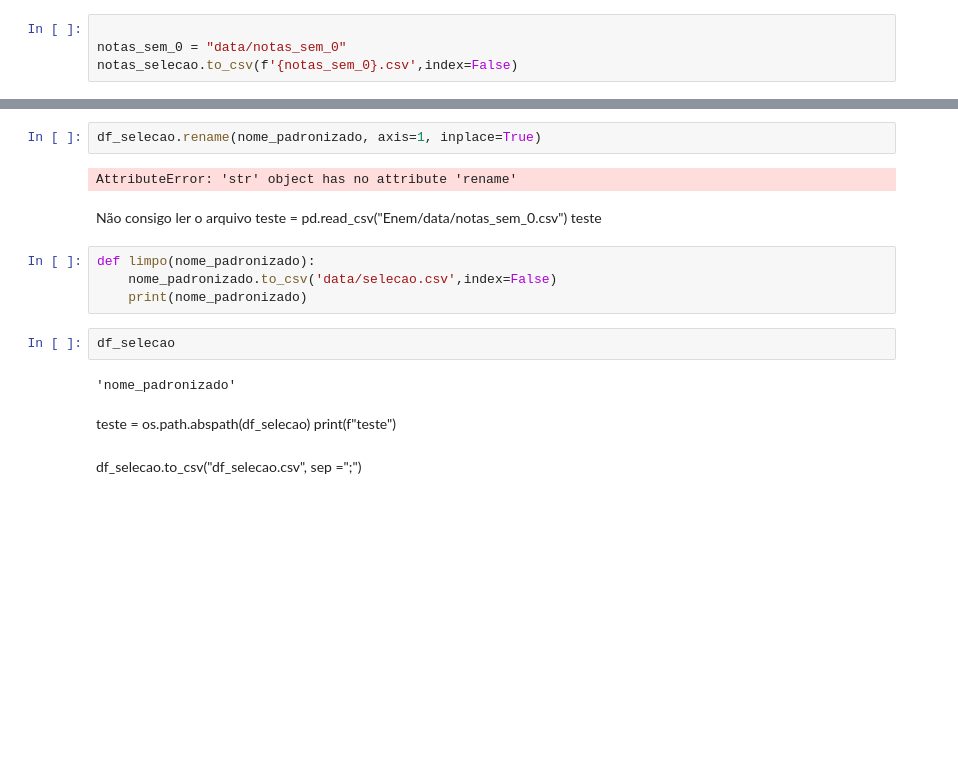
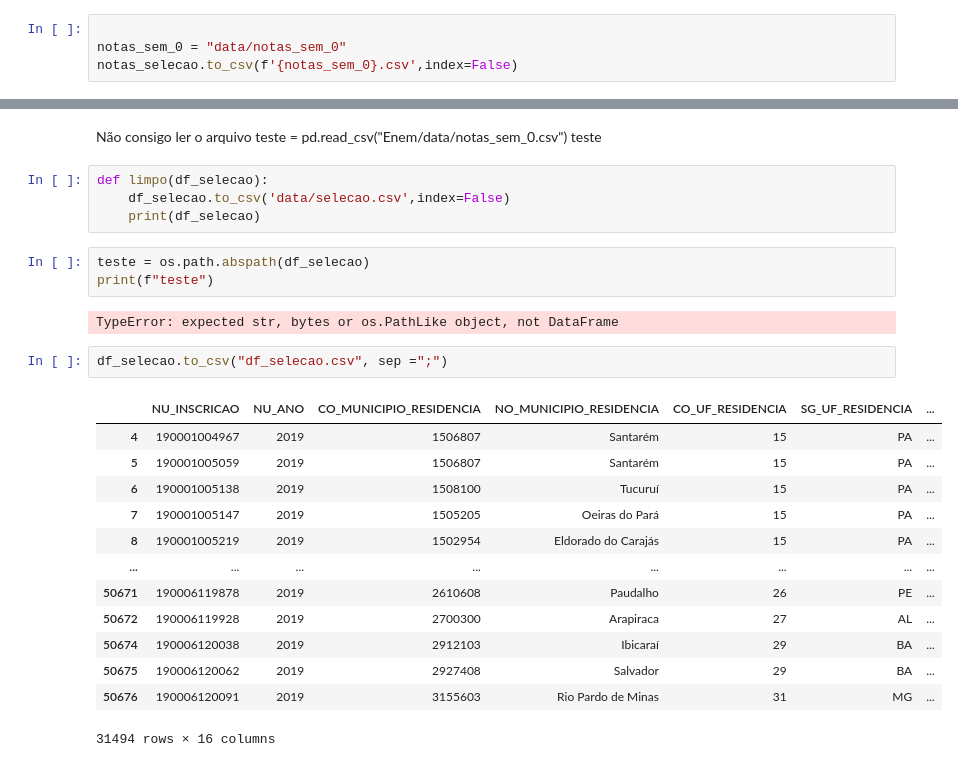
Before and after one commit to atp/enem, a Jupyter notebook: 00-PrepareData.ipynb, the cells around one changed output, grey strips where cells are left out. Saved outputs shown, nothing was run; the diff lists cells and outputs as text; blank space fills up the shorter version.

```diff
--- a/00-PrepareData.ipynb
+++ b/00-PrepareData.ipynb
@@ -122,21 +192,29 @@ nome_padronizado
-# %%
-df_selecao.rename(nome_padronizado, axis=1, inplace=True)
-# %% [output]
-AttributeError: 'str' object has no attribute 'rename'
 # %% [markdown]
 Não consigo ler o arquivo
 teste = pd.read_csv("Enem/data/notas_sem_0.csv")
 teste
 # %%
-def limpo(nome_padronizado):
-    nome_padronizado.to_csv('data/selecao.csv',index=False)
-    print(nome_padronizado)
+def limpo(df_selecao):
+    df_selecao.to_csv('data/selecao.csv',index=False)
+    print(df_selecao)
-# %%
-df_selecao
-# %% [output]
-'nome_padronizado'
-# %% [markdown]
-teste = os.path.abspath(df_selecao)
-print(f"teste")
-# %% [markdown]
-df_selecao.to_csv("df_selecao.csv", sep =";")
+# %%
+teste = os.path.abspath(df_selecao)
+print(f"teste")
+# %% [output]
+TypeError: expected str, bytes or os.PathLike object, not DataFrame
+# %%
+df_selecao.to_csv("df_selecao.csv", sep =";")
+# %% [output]
+|  | NU_INSCRICAO | NU_ANO | CO_MUNICIPIO_RESIDENCIA | NO_MUNICIPIO_RESIDENCIA | CO_UF_RESIDENCIA | SG_UF_RESIDENCIA | ... |
+| 4 | 190001004967 | 2019 | 1506807 | Santarém | 15 | PA | ... |
+| 5 | 190001005059 | 2019 | 1506807 | Santarém | 15 | PA | ... |
+| 6 | 190001005138 | 2019 | 1508100 | Tucuruí | 15 | PA | ... |
+| 7 | 190001005147 | 2019 | 1505205 | Oeiras do Pará | 15 | PA | ... |
+| 8 | 190001005219 | 2019 | 1502954 | Eldorado do Carajás | 15 | PA | ... |
+| ... | ... | ... | ... | ... | ... | ... | ... |
+| 50671 | 190006119878 | 2019 | 2610608 | Paudalho | 26 | PE | ... |
+| 50672 | 190006119928 | 2019 | 2700300 | Arapiraca | 27 | AL | ... |
+| 50674 | 190006120038 | 2019 | 2912103 | Ibicaraí | 29 | BA | ... |
+| 50675 | 190006120062 | 2019 | 2927408 | Salvador | 29 | BA | ... |
+| 50676 | 190006120091 | 2019 | 3155603 | Rio Pardo de Minas | 31 | MG | ... |
+31494 rows × 16 columns
```
Also changed, not shown: parts of 10 cells of this notebook, 1 other file.
